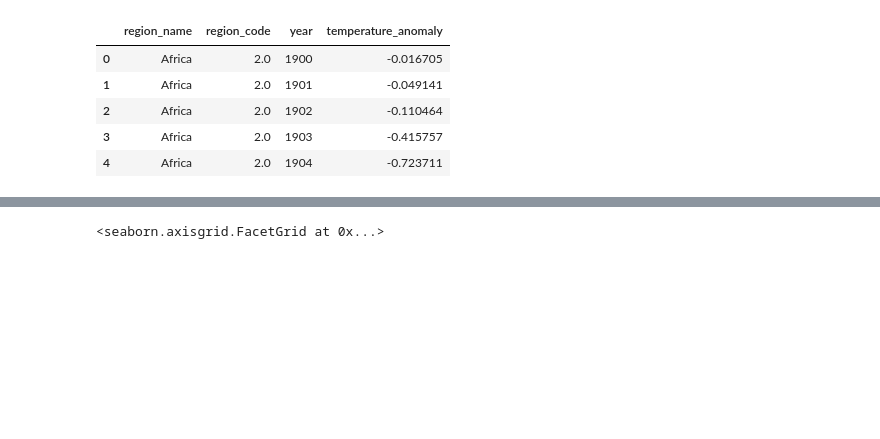
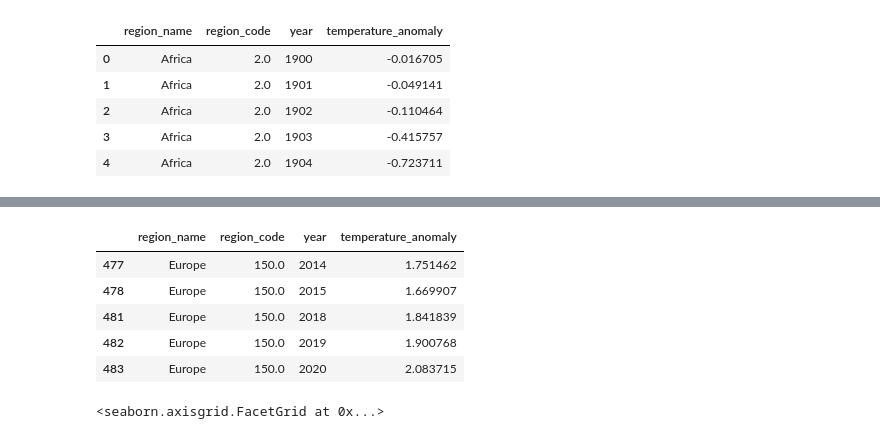
Before and after one commit to lukiwieser/natural-disasters-and-climate-change, a Jupyter notebook: temp-data-analysis-sebi.ipynb, the cells around one changed output, grey strips where cells are left out. Drawn from its saved outputs; the diff is of its cells as text; code cells hidden in the pictures; blank space fills up the shorter version.

```diff
--- a/temp-data-analysis-sebi.ipynb
+++ b/temp-data-analysis-sebi.ipynb
@@ -79,3 +86,12 @@ temp_region_yearly.head()
+# %%
+temp_region_yearly[abs(temp_region_yearly['temperature_anomaly']) > 1.5]
+# %% [output]
+|  | region_name | region_code | year | temperature_anomaly |
+| 477 | Europe | 150.0 | 2014 | 1.751462 |
+| 478 | Europe | 150.0 | 2015 | 1.669907 |
+| 481 | Europe | 150.0 | 2018 | 1.841839 |
+| 482 | Europe | 150.0 | 2019 | 1.900768 |
+| 483 | Europe | 150.0 | 2020 | 2.083715 |
 # %%
 sns.relplot(data=temp_region_yearly, x="year", y="temperature_anomaly", hue="region_name", kind="line")
 # %% [output]
```
Also changed, not shown: parts of 3 cells of this notebook.
